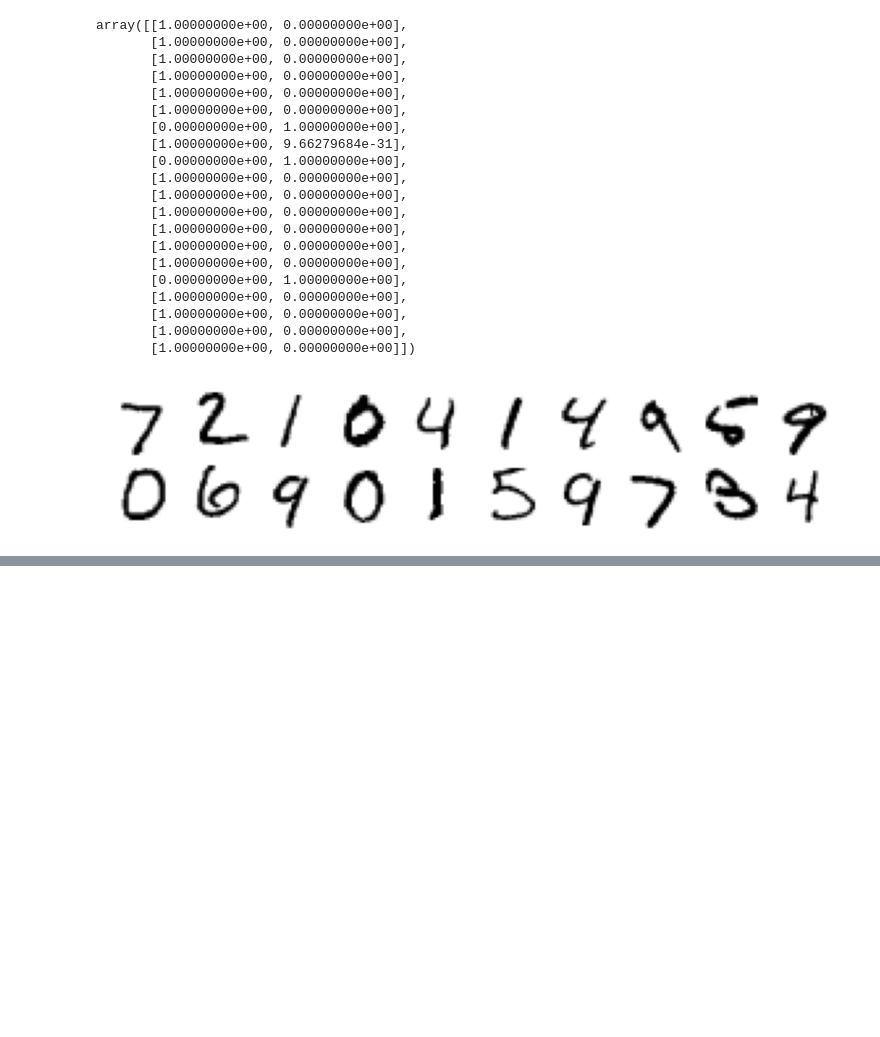
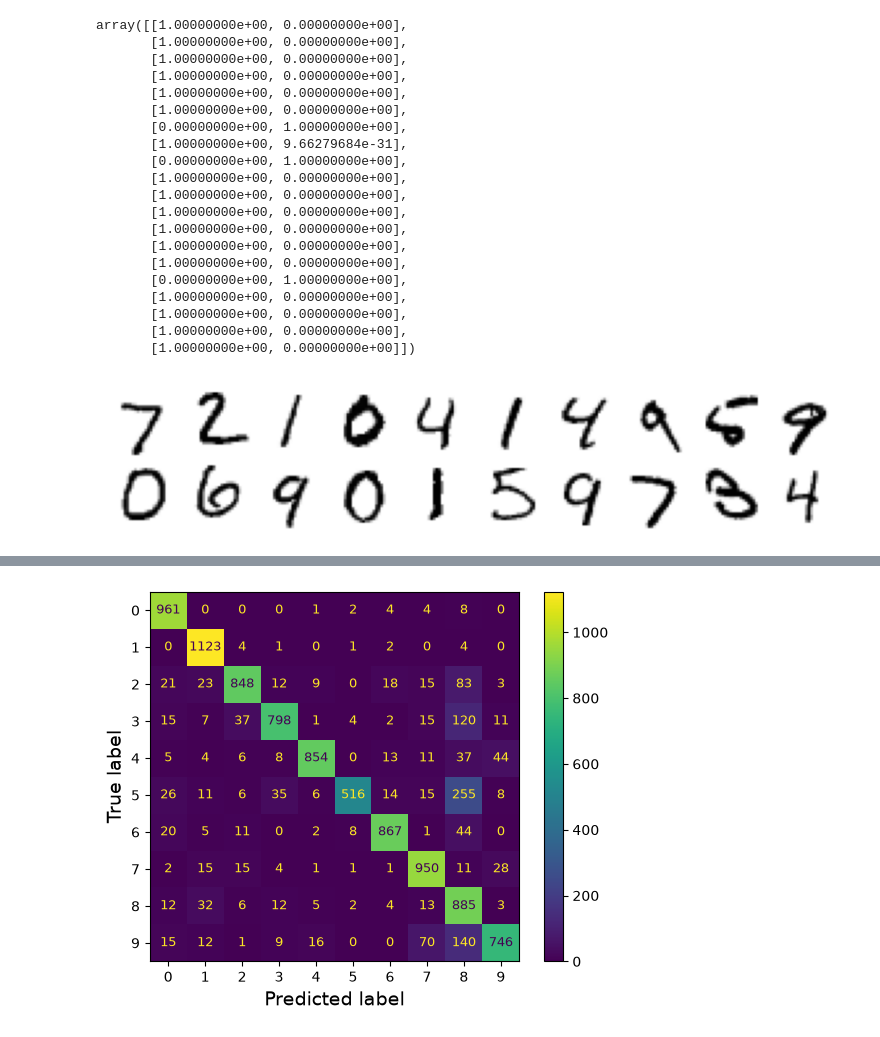
Before and after one commit to Cesarsith25/Unimodelo_IA, a Jupyter notebook: 07_Logistic_Regression_Example.ipynb, the cells around one changed output, grey strips where cells are left out. Saved outputs shown, nothing was run; the diff lists cells and outputs as text; code cells hidden in the pictures; blank space fills up the shorter version.

```diff
--- a/07_Logistic_Regression_Example.ipynb
+++ b/07_Logistic_Regression_Example.ipynb
@@ -133,0 +147,4 @@ plt.show()
+# %%
+dummy_clf = DummyClassifier(strategy='constant', constant=0) #Classifier que en lugar de tener un "algoritmo" para predecir, siempre devuelve False
+dummy_clf.fit(X_train, y_train_5)
+print(any(dummy_clf.predict(X_train)))
@@ -133,0 +199,3 @@ plt.show()
+# %%
+sgd_clf = SGDClassifier(loss='log_loss', random_state=42)
+sgd_clf.fit(X_train, y_train)
@@ -133,0 +212,2 @@ plt.show()
+# %%
+y_test_pred = sgd_clf.predict(X_test)
@@ -133,0 +229,6 @@ plt.show()
+# %%
+plt.rc('font', size=9) # extra code - make the text smaller
+ConfusionMatrixDisplay.from_predictions(y_test, y_test_pred)
+plt.show()
+# %% [output]
+[figure, added]
```
Also changed, not shown: parts of 27 cells of this notebook, 5 other files.
